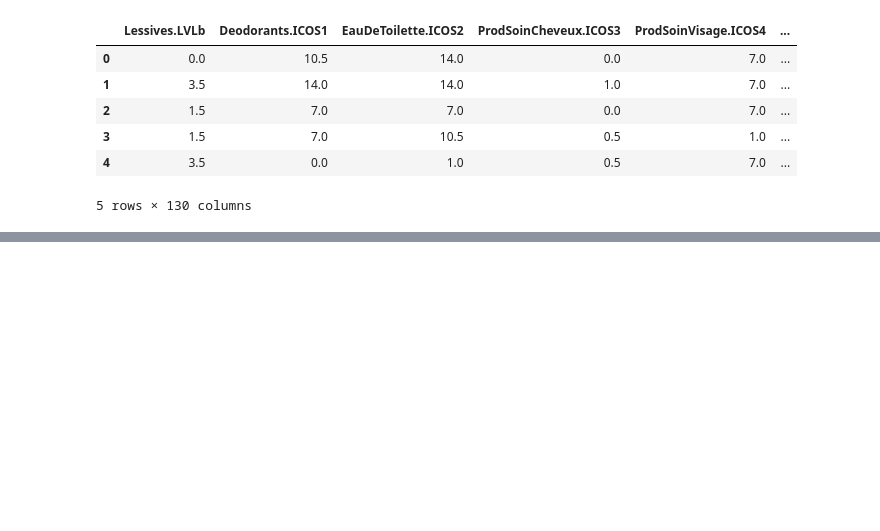
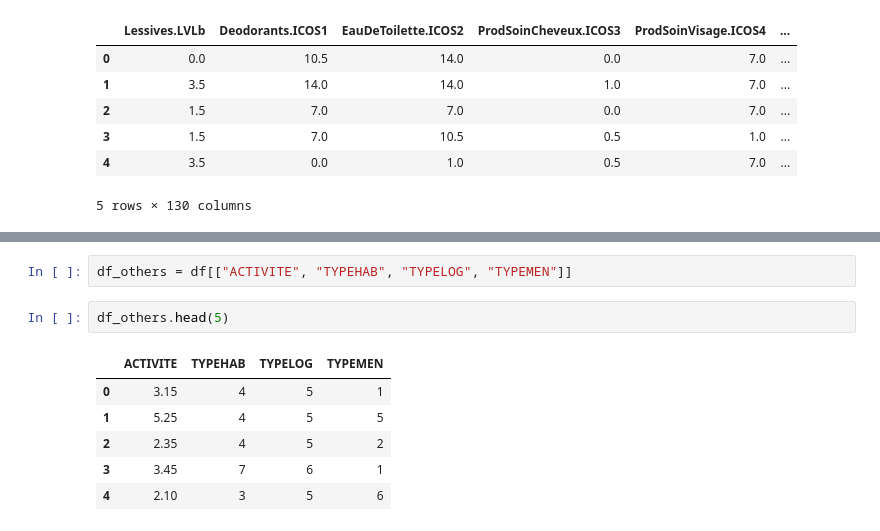
Before and after one commit to shafiqueakbare/housing_campaign, a Jupyter notebook: data_exploration.ipynb, the cells around one changed output, grey strips where cells are left out. Cells and saved outputs as stored; diff of their text form; blank space fills up the shorter version.

```diff
--- a/data_exploration.ipynb
+++ b/data_exploration.ipynb
@@ -33,0 +204,11 @@ df.head(5)
+# %%
+df_others = df[["ACTIVITE", "TYPEHAB", "TYPELOG", "TYPEMEN"]]
+# %%
+df_others.head(5)
+# %% [output]
+|  | ACTIVITE | TYPEHAB | TYPELOG | TYPEMEN |
+| 0 | 3.15 | 4 | 5 | 1 |
+| 1 | 5.25 | 4 | 5 | 5 |
+| 2 | 2.35 | 4 | 5 | 2 |
+| 3 | 3.45 | 7 | 6 | 1 |
+| 4 | 2.10 | 3 | 5 | 6 |
```
Also changed, not shown: parts of 18 cells of this notebook.
